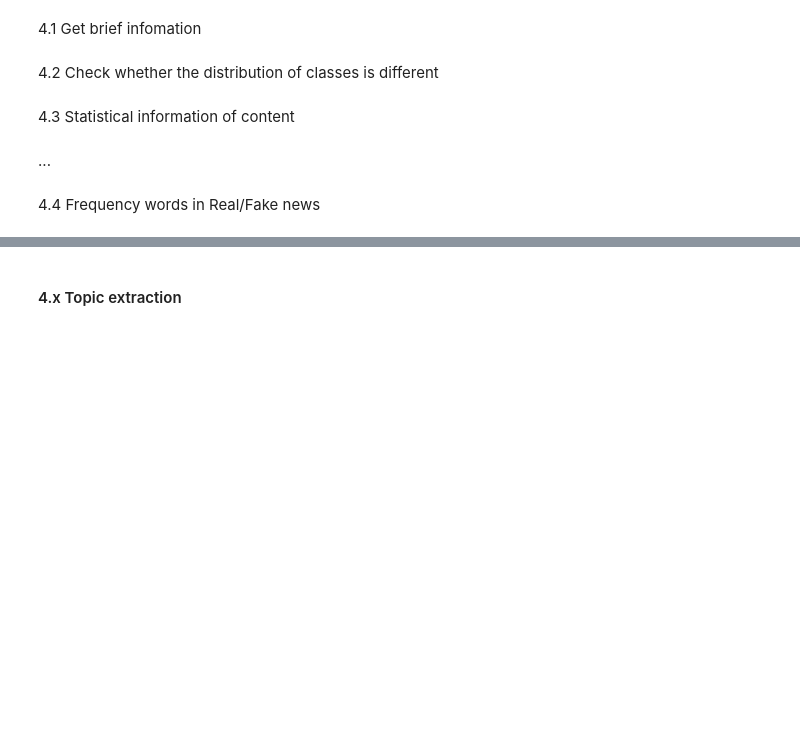
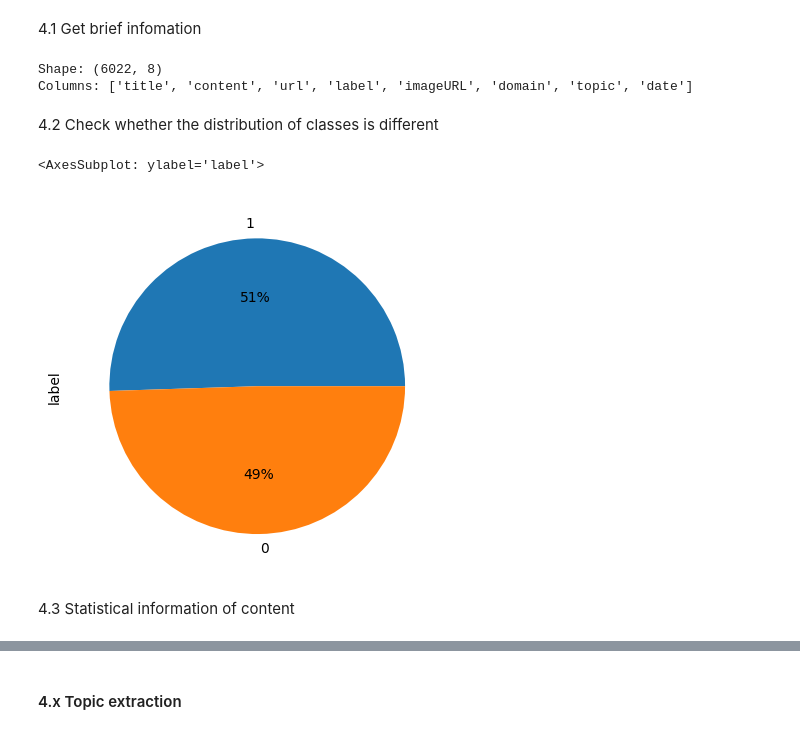
Before and after one commit to DreamyWanderer/Final_Lab, a Jupyter notebook: Source/Visualize/EDA.ipynb, the cells around one changed output, grey strips where cells are left out. Saved outputs shown, nothing was run; the diff lists cells and outputs as text; code cells hidden in the pictures; blank space fills up the shorter version.

```diff
--- a/Source/Visualize/EDA.ipynb
+++ b/Source/Visualize/EDA.ipynb
@@ -37,11 +49,18 @@ df.head()
 ### 4. Get insights
 # %% [markdown]
 4.1 Get brief infomation
+# %%
+print("Shape:",df.shape)
+print("Columns:", df.columns.tolist())
+# %% [output]
+Shape: (6022, 8)
+Columns: ['title', 'content', 'url', 'label', 'imageURL', 'domain', 'topic', 'date']
 # %% [markdown]
 4.2 Check whether the distribution of classes is different
+# %%
+df['label'].value_counts().plot(kind = 'pie', autopct='%1.0f%%')
+# %% [output]
+<AxesSubplot: ylabel='label'>
+[figure, added]
 # %% [markdown]
 4.3 Statistical information of content
-# %% [markdown]
-...
-# %% [markdown]
-4.4 Frequency words in Real/Fake news
```
Also changed, not shown: parts of 15 cells of this notebook, 3 other files.
